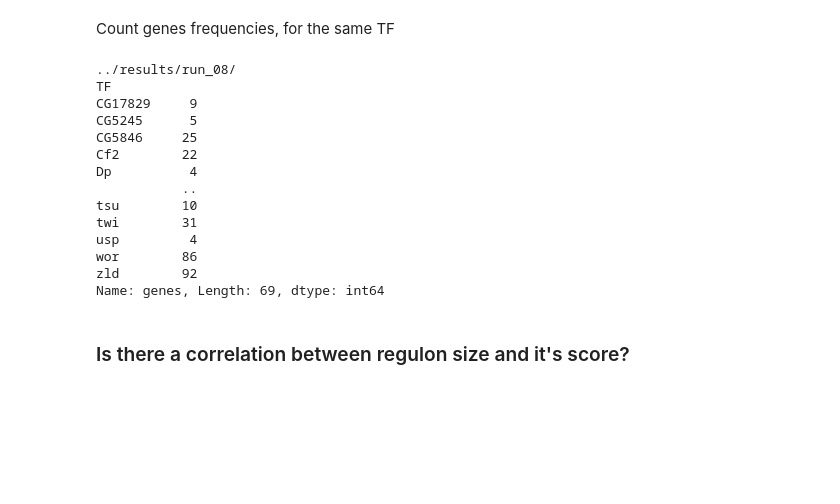
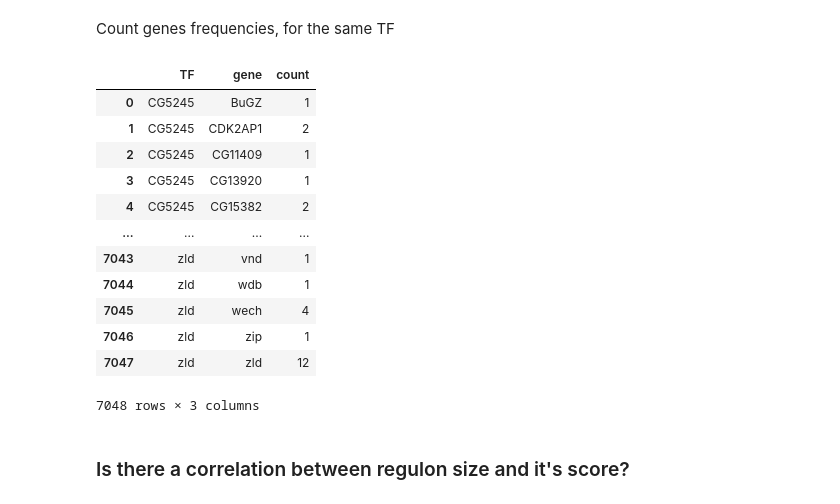
Before and after one commit to ozlembahar/devo-grn, a Jupyter notebook: notebooks/results_analysis_May31.ipynb, the cells around one changed output. Saved outputs shown, nothing was run; the diff lists cells and outputs as text; code cells hidden in the pictures; blank space fills up the shorter version.

```diff
--- a/notebooks/results_analysis_May31.ipynb
+++ b/notebooks/results_analysis_May31.ipynb
@@ -83,32 +82,34 @@ for folder in glob('../results/*/'):
     regulons_top_freq.to_csv(folder + 'regulons_top80.csv')
 # %% [markdown]
 Count genes frequencies, for the same TF
-# %%
-from ast import literal_eval
-genes_count = {}
-
-for folder in glob('../results/*/'):
-    print(folder)
-    compact = pd.read_csv(folder+'regulons_top80.csv', index_col=0)
-    compact.genes = compact.genes.apply(literal_eval)
-    top_freq_df = compact.genes.explode()
-    # Here add counter
-    break
-# %% [output]
-../results/run_08/
-TF
-CG17829     9
-CG5245      5
-CG5846     25
-Cf2        22
-Dp          4
-           ..
-tsu        10
-twi        31
-usp         4
-wor        86
-zld        92
-Name: genes, Length: 69, dtype: int64
+# %%
+from ast import literal_eval
+import os
+
+all_dfs = pd.concat([pd.read_csv(folder + 'regulons_top80.csv', index_col=0) for folder in glob("../results/*/")])
+all_dfs_genes = all_dfs['genes']  # keep only genes column, discard size of regulon and score
+all_dfs_genes = all_dfs_genes.apply(literal_eval) # convert string to list
+all_dfs_genes = all_dfs_genes.explode()
+all_dfs_genes = pd.DataFrame(all_dfs_genes).rename({'genes': 'gene'}, axis='columns')
+gene_counts = all_dfs_genes.groupby(['TF', 'gene']).size().to_frame('count')
+gene_counts.to_csv("../results/gene_counts.csv")
+
+gene_counts = gene_counts.reset_index()
+gene_counts
+# %% [output]
+|  | TF | gene | count |
+| 0 | CG5245 | BuGZ | 1 |
+| 1 | CG5245 | CDK2AP1 | 2 |
+| 2 | CG5245 | CG11409 | 1 |
+| 3 | CG5245 | CG13920 | 1 |
+| 4 | CG5245 | CG15382 | 2 |
+| ... | ... | ... | ... |
+| 7043 | zld | vnd | 1 |
+| 7044 | zld | wdb | 1 |
+| 7045 | zld | wech | 4 |
+| 7046 | zld | zip | 1 |
+| 7047 | zld | zld | 12 |
+7048 rows × 3 columns
 # %% [markdown]
 ### Is there a correlation between regulon size and it's score?
 # %% [markdown]
```
Also changed, not shown: parts of 21 cells of this notebook.
